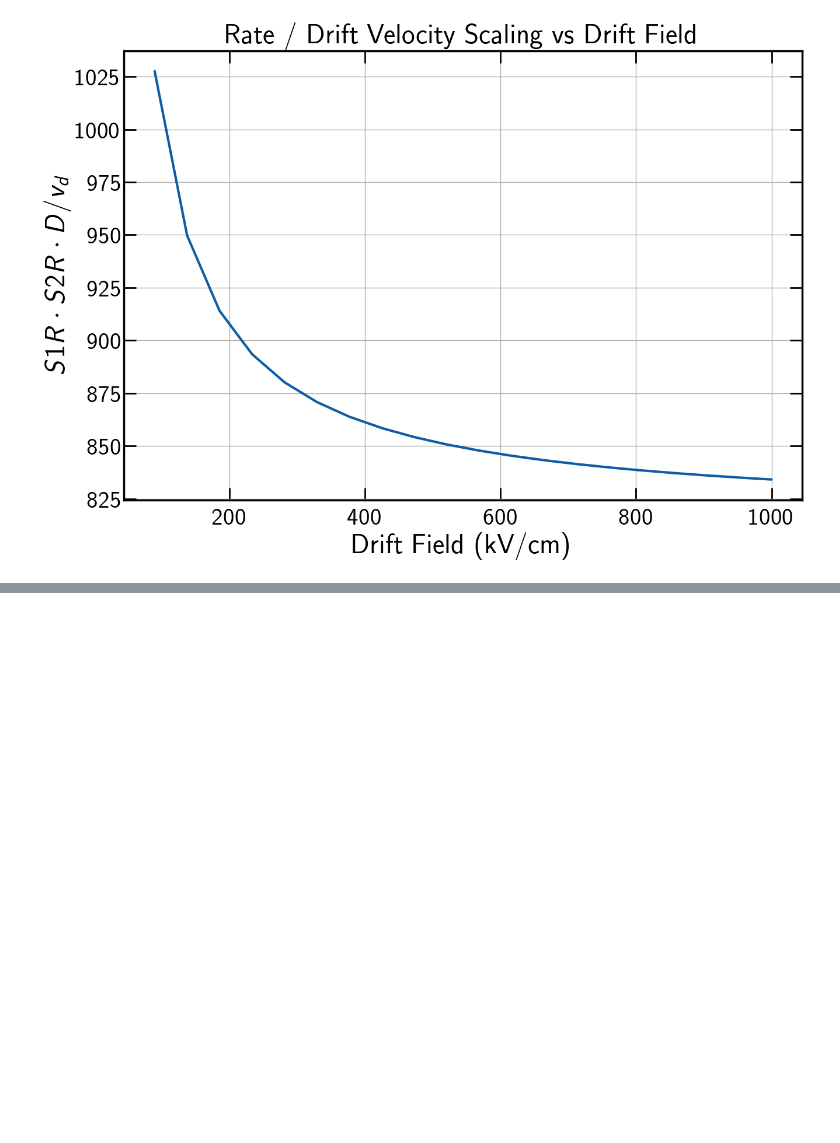
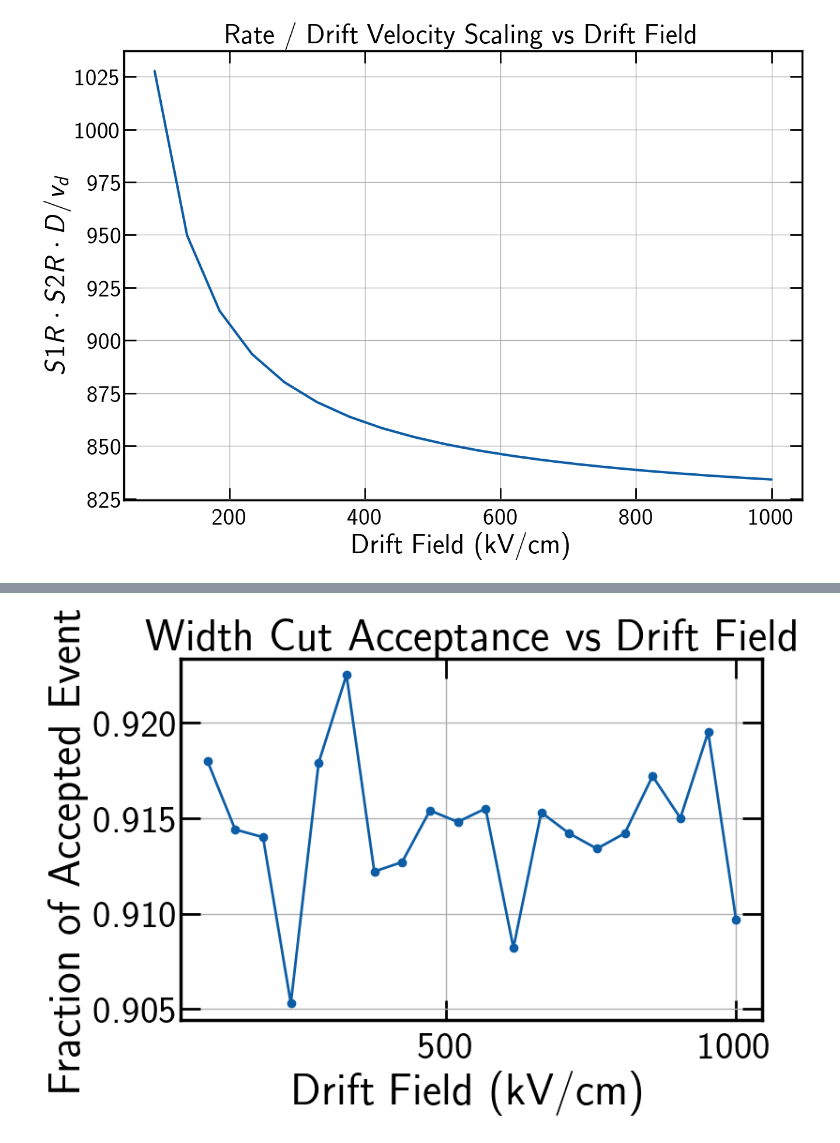
Before and after one commit to danieljameshunt/AccidentalWidthModelling, a Jupyter notebook: Best Field Prediction.ipynb, the cells around one changed output, grey strips where cells are left out. Cells and saved outputs as stored; diff of their text form; code cells hidden in the pictures; blank space fills up the shorter version.

```diff
--- a/Best Field Prediction.ipynb
+++ b/Best Field Prediction.ipynb
@@ -35,7 +141,7 @@ plt.grid(True)
 # -------------------------------
 # Parameters
 # -------------------------------
-M = 1000000   # number of events per field
+M = 10000   # number of events per field
 
 accepted_fraction = []
 
@@ -54,50 +160,60 @@ for E in tqdm(E_fields, desc="Drift field loop"):
     # -------------------------------
     # Create WidthModel
     # -------------------------------
-    model = WidthModel(DL, vd, C=0.0, dC=0.0, p=0.5, numba_Npts=800)
+    model = WidthModel(DL, vd, C=775, dC=140, p=0.5, numba_Npts=800)
 
     # Define discrete N values and drift times for 3D PDF
     n_values = np.arange(4, 21)  # example N=4..20
-    drift_times = np.linspace(50, T_max, 50)  # discrete times to build PDF
-    widths = np.linspace(0, 10000, 200)  # width axis in μs
+    drift_times = np.linspace(50, T_max, 200)  # discrete times to build PDF
+    widths = np.linspace(0, 5*DL*T_max, 500)  # width axis in μs
 
     # Build 3D PDF
     model.build_pdf_3d(n_values, drift_times, widths)
     # Compute percentiles for cuts
-    lower_bounds, upper_bounds = WidthModel.compute_percentile_bounds(model.pdf_3d, model._pdf_widths)
+    model.lower_bounds, model.upper_bounds = WidthModel.compute_percentile_bounds(model.pdf_3d, model._pdf_widths)
 
     # -------------------------------
     # Generate random N and drift times
     # -------------------------------
+
+    # Uniform distribution
     Ns = np.random.choice(n_values, size=M)
     DTs = np.random.uniform(50, T_max, size=M)  # randomized drift time per event
+
+    # Exponential
+    #DTs = sample_exponential_in_range(50, T_max, M)
+    #Ns_cont = sample_exponential_in_range(min(n_values), max(n_values), M)
+    #Ns = np.rint(Ns_cont).astype(int)
 
     # Sample widths using the PDF
     Ws = model.sample(Ns, DTs)
 
-    # -------------------------------
-    # Check fraction of accepted events
-    # -------------------------------
-    accepted = np.zeros(M, dtype=bool)
-    for i in range(M):
-        n_idx = np.argmin(np.abs(model._pdf_n_values - Ns[i]))
-        # Interpolate lower and upper bounds to the event's drift time
-        lower = np.interp(DTs[i], model._pdf_drift_times, lower_bounds[n_idx, :])
-        upper = np.interp(DTs[i], model._pdf_drift_times, upper_bounds[n_idx, :])
-        accepted[i] = (Ws[i] >= lower) & (Ws[i] <= upper)
+    # Randomize drift time to simulate accidental pairing
+    DT_proxy = np.random.uniform(50, T_max, M)
 
-    accepted_fraction.append(np.sum(accepted) / M)
+    # Interpolate bounds for each event at N, DT_proxy
+    lower_bounds_interp = np.zeros(M)
+    upper_bounds_interp = np.zeros(M)
+    for i, N_ev in enumerate(Ns):
+        n_idx = np.argmin(np.abs(model._pdf_n_values - N_ev))
+        lower_bounds_interp[i] = np.interp(DT_proxy[i], model._pdf_drift_times, model.lower_bounds[n_idx, :])
+        upper_bounds_interp[i] = np.interp(DT_proxy[i], model._pdf_drift_times, model.upper_bounds[n_idx, :])
+
+    accepted = (Ws >= lower_bounds_interp) & (Ws <= upper_bounds_interp)
+    accepted_fraction.append(np.mean(accepted))
 
 # -------------------------------
 # Plot fraction of accepted events vs drift field
 # -------------------------------
 plt.figure(figsize=(8,5))
 plt.plot(E_fields, accepted_fraction, marker='o', lw=2)
 plt.xlabel("Drift Field (kV/cm)")
 plt.ylabel("Fraction of Accepted Events")
 plt.title("Width Cut Acceptance vs Drift Field")
 plt.grid(True)
 plt.show()
+# %% [output]
+[figure, added]
 # %%
 # Compute S1R*S2R*D/vd
 rate_factor = S1R * S2R * D / vd_values
```
Also changed, not shown: parts of 3 cells of this notebook, 2 other files.
